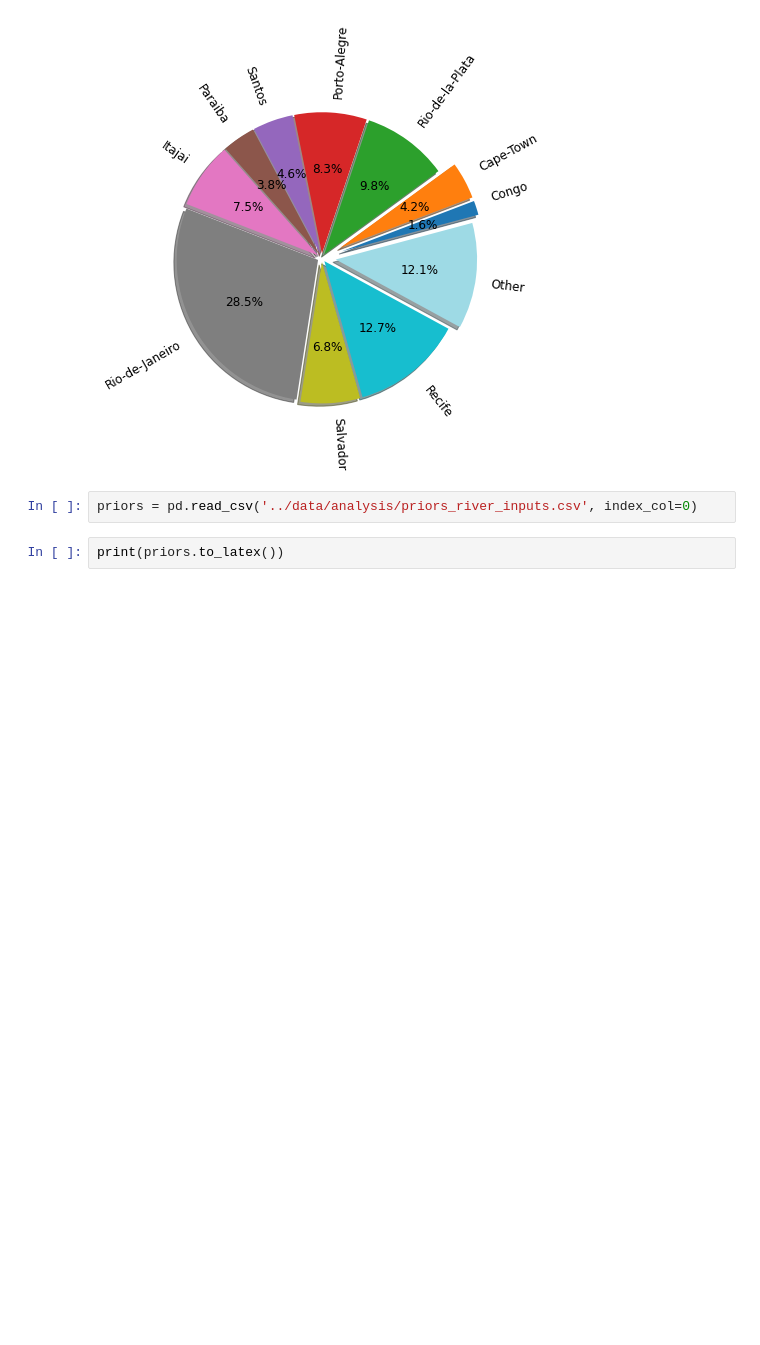
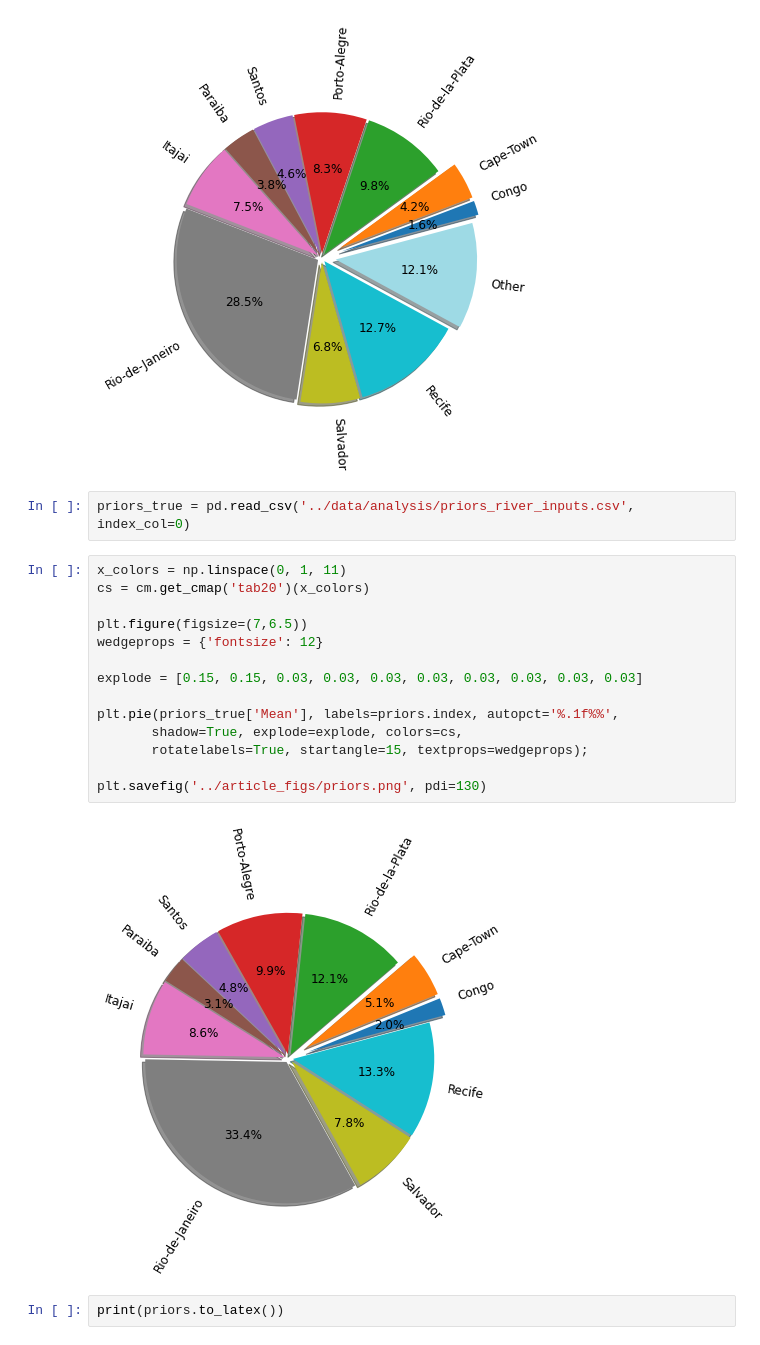
Before and after one commit to OceanParcels/BayesianAnalysis_SouthAtlantic, a Jupyter notebook: notebooks/Standard_method_release_particles_from_river_locations.ipynb, the cells around one changed output. Saved outputs shown, nothing was run; the diff lists cells and outputs as text; blank space fills up the shorter version.

```diff
--- a/notebooks/Standard_method_release_particles_from_river_locations.ipynb
+++ b/notebooks/Standard_method_release_particles_from_river_locations.ipynb
@@ -651,7 +658,23 @@ plt.savefig('../article_figs/proportions.png', pdi=130)
 # %% [output]
 [figure]
 # %%
-priors = pd.read_csv('../data/analysis/priors_river_inputs.csv', index_col=0)
+priors_true = pd.read_csv('../data/analysis/priors_river_inputs.csv', index_col=0)
+# %%
+x_colors = np.linspace(0, 1, 11)
+cs = cm.get_cmap('tab20')(x_colors)
+
+plt.figure(figsize=(7,6.5))
+wedgeprops = {'fontsize': 12}
+
+explode = [0.15, 0.15, 0.03, 0.03, 0.03, 0.03, 0.03, 0.03, 0.03, 0.03]
+
+plt.pie(priors_true['Mean'], labels=priors.index, autopct='%.1f%%',
+       shadow=True, explode=explode, colors=cs,
+       rotatelabels=True, startangle=15, textprops=wedgeprops);
+
+plt.savefig('../article_figs/priors.png', pdi=130)
+# %% [output]
+[figure, added]
 # %%
 print(priors.to_latex())
 # %% [output]
```
Also changed, not shown: parts of 2 cells of this notebook, 2 other files.
